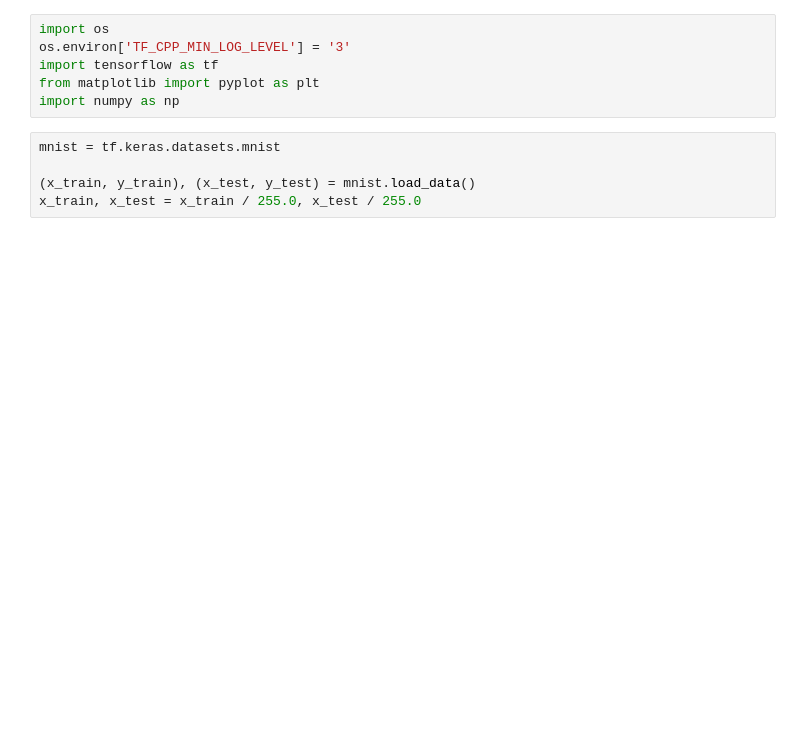
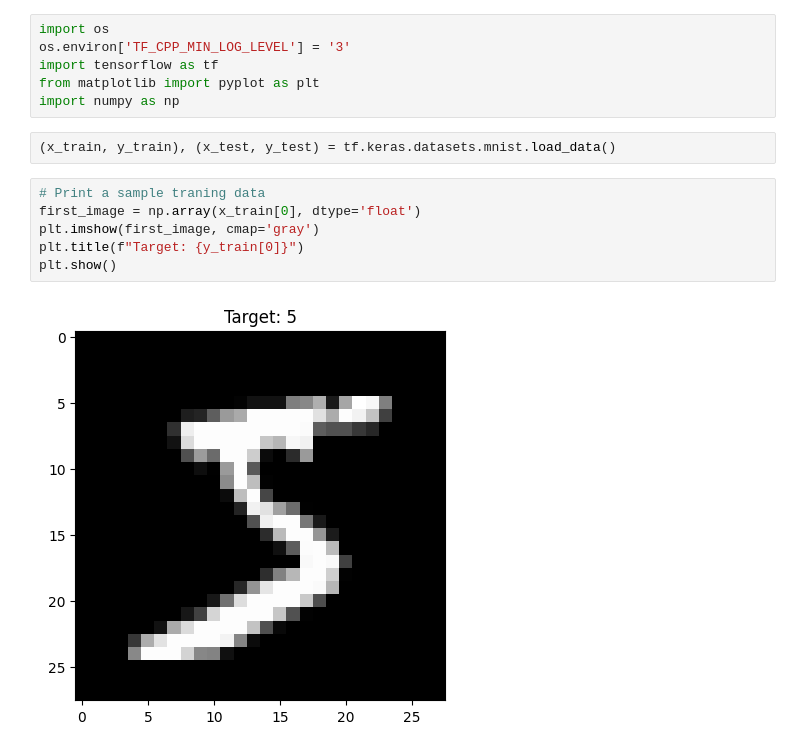
Before and after one commit to ironhee/ironhee_ml_learning, a Jupyter notebook: deep-learning/notebook/tenserflow_multiclass_classification.ipynb, the cells around one changed output. Cells and saved outputs as stored; diff of their text form; blank space fills up the shorter version.

```diff
--- a/deep-learning/notebook/tenserflow_multiclass_classification.ipynb
+++ b/deep-learning/notebook/tenserflow_multiclass_classification.ipynb
@@ -5,10 +5,15 @@ import tensorflow as tf
 from matplotlib import pyplot as plt
 import numpy as np
 # %%
-mnist = tf.keras.datasets.mnist
-
-(x_train, y_train), (x_test, y_test) = mnist.load_data()
-x_train, x_test = x_train / 255.0, x_test / 255.0
+(x_train, y_train), (x_test, y_test) = tf.keras.datasets.mnist.load_data()
+# %%
+# Print a sample traning data
+first_image = np.array(x_train[0], dtype='float')
+plt.imshow(first_image, cmap='gray')
+plt.title(f"Target: {y_train[0]}")
+plt.show()
+# %% [output]
+[figure, added]
 # %%
 model = tf.keras.models.Sequential([
     tf.keras.layers.Flatten(input_shape=(28, 28)),
```
Also changed, not shown: parts of 4 cells of this notebook.
